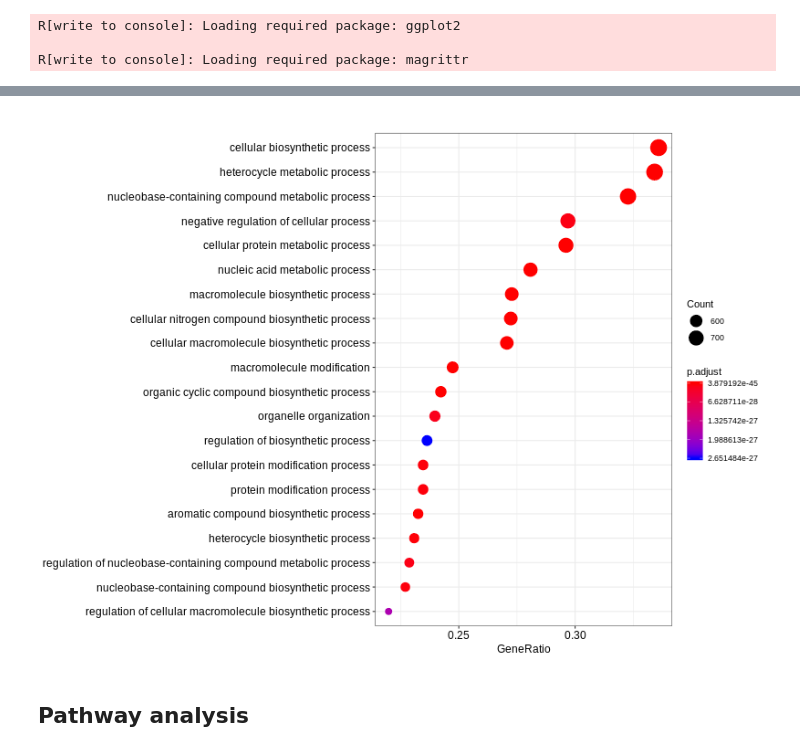
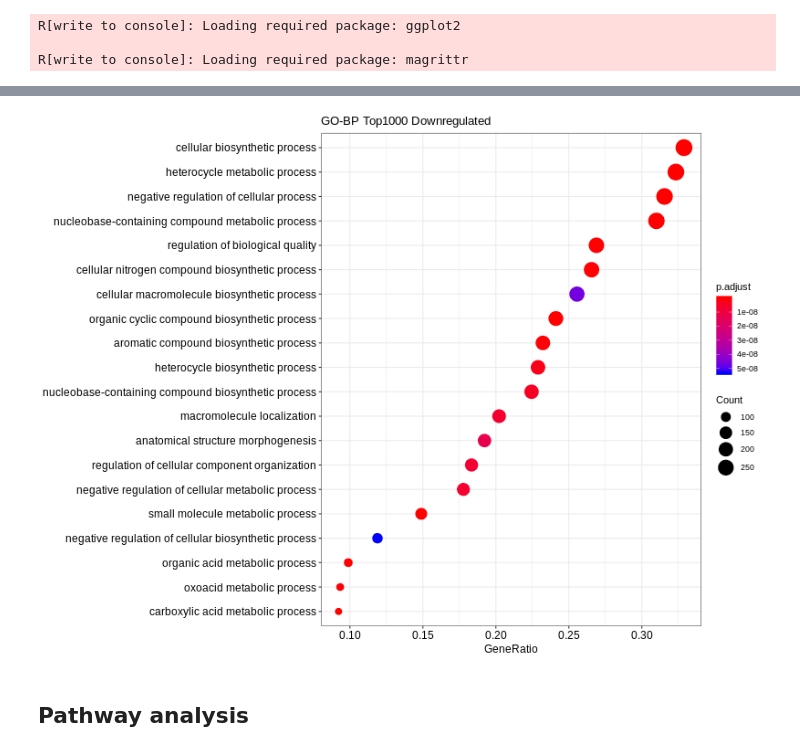
Before and after one commit to chizksh/ATAC-seq_analysis, a Jupyter notebook: peakFilterConsensus.ipynb, the cells around one changed output, grey strips where cells are left out. Drawn from its saved outputs; the diff is of its cells as text; code cells hidden in the pictures.

```diff
--- a/peakFilterConsensus.ipynb
+++ b/peakFilterConsensus.ipynb
@@ -1047,0 +1223,5 @@ plotDistToTSS(anno_IRISHAM_FDR)
+# %%
+%%R
+genes <- getBM(filters="entrezgene_id", attributes=c("entrezgene_id", "description", 'mgi_symbol',"ensembl_gene_id"),
+               values=TSS_anno_IRISHAM_FDR.distTSS.df["geneId"], mart=mart)
+head(genes,3)
@@ -1047,0 +1258,4 @@ plotDistToTSS(anno_IRISHAM_FDR)
+# %%
+%%R
+TSS_anno_IRISHAM_FDR.distTSS.df <- merge(TSS_anno_IRISHAM_FDR.distTSS.df, genes, by.x="geneId", by.y="entrezgene_id")
+head(TSS_anno_IRISHAM_FDR.distTSS.df,3)
@@ -1124,0 +1394,13 @@ ggscatter(anno_IRISHAM.filtered_df_alpha, y='padj' ,x='log2FoldChange', alpha=0.
+# %%
+%%R
+numberOfTopPeaks = 1000
+#UpRegulatedGenes1k.nearTSS <- unique(as.data.frame(as.GRanges(anno_IRISHAM_FDR)[as.GRanges(anno_IRISHAM_FDR)$log2FoldChange > 0])$geneId)
+#byDayTime[order(-byDayTime$count),][1:10,]
+
+AllGenes1k.nearTSS = unique(TSS_anno_IRISHAM_FDR.nearTSS.df[order(-abs(TSS_anno_IRISHAM_FDR.nearTSS.df$"log2FoldChange")),])[1:numberOfTopPeaks,]$geneId # abs highest 10
+UpRegulatedGenes1k.nearTSS = unique(TSS_anno_IRISHAM_FDR.nearTSS.df[order(-TSS_anno_IRISHAM_FDR.nearTSS.df$"log2FoldChange"),])[1:numberOfTopPeaks,]$geneId #highest 10
+DownRegulatedGenes1k.nearTSS = unique(TSS_anno_IRISHAM_FDR.nearTSS.df[order(TSS_anno_IRISHAM_FDR.nearTSS.df$"log2FoldChange"),])[1:numberOfTopPeaks,]$geneId #lowest 10
+
+AllGenes1k.distTSS = unique(TSS_anno_IRISHAM_FDR.distTSS.df[order(-abs(TSS_anno_IRISHAM_FDR.distTSS.df$"log2FoldChange")),])[1:numberOfTopPeaks,]$geneId # abs highest 10
+UpRegulatedGenes1k.distTSS = unique(TSS_anno_IRISHAM_FDR.distTSS.df[order(-TSS_anno_IRISHAM_FDR.distTSS.df$"log2FoldChange"),])[1:numberOfTopPeaks,]$geneId #highest 10
+DownRegulatedGenes1k.distTSS = unique(TSS_anno_IRISHAM_FDR.distTSS.df[order(TSS_anno_IRISHAM_FDR.distTSS.df$"log2FoldChange"),])[1:numberOfTopPeaks,]$geneId #lowest 10
@@ -1125,9 +1416,10 @@ ggscatter(anno_IRISHAM.filtered_df_alpha, y='padj' ,x='log2FoldChange', alpha=0.
 # %%
 %%R
+# GO0: 1000 peaks from all:
+go0 <- enrichGO(AllGenes1k.nearTSS, OrgDb = "org.Mm.eg.db", ont = "BP", maxGSSize = 5000)
+
 # GO1: UP-regulated
-UpRegulatedGenes <- unique(as.data.frame(as.GRanges(anno_IRISHAM.filtered)[as.GRanges(anno_IRISHAM.filtered)$log2FoldChange > 0])$geneId)
-go1 <- enrichGO(UpRegulatedGenes, OrgDb = "org.Mm.eg.db", ont = "BP", maxGSSize = 5000)
+go1 <- enrichGO(UpRegulatedGenes1k.nearTSS, OrgDb = "org.Mm.eg.db", ont = "BP", maxGSSize = 5000)
 
 # GO2: Down-regulated
-DownRegulatedGenes <- unique(as.data.frame(as.GRanges(anno_IRISHAM.filtered)[as.GRanges(anno_IRISHAM.filtered)$log2FoldChange < 0])$geneId)
-go2 <- enrichGO(DownRegulatedGenes, OrgDb = "org.Mm.eg.db", ont = "BP", maxGSSize = 5000)
+go2 <- enrichGO(DownRegulatedGenes1k.nearTSS, OrgDb = "org.Mm.eg.db", ont = "BP", maxGSSize = 5000)
@@ -1198,7 +1478,7 @@ GO:0043412 6.944627e-34 4.416783e-31
 # %%
 %%R -h 600 -w 800 -u px
-dotplot(go2, showCategory=20)
+dotplot(go2, showCategory=20) +ggtitle("GO-BP Top1000 Downregulated")
 # %% [output]
-[figure, old version]
+[figure, new version]
 # %% [markdown]
 ## Pathway analysis
```
Also changed, not shown: parts of 62 cells of this notebook.
